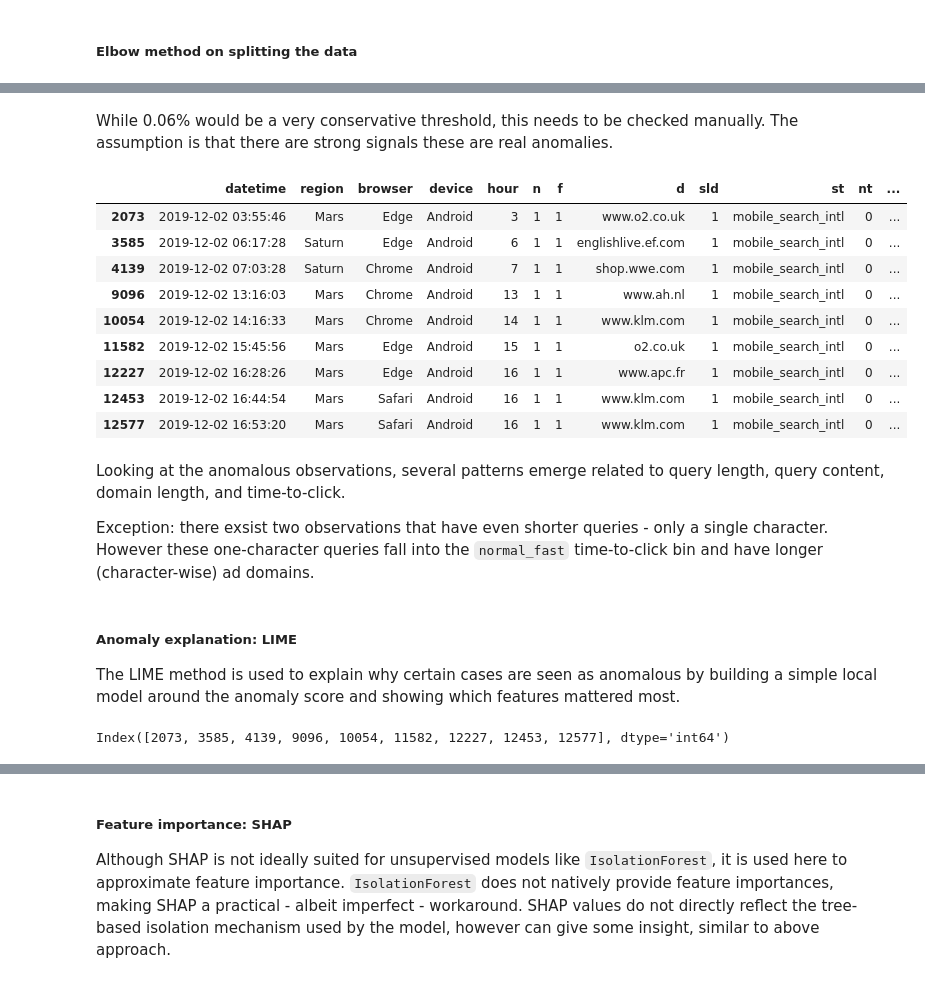
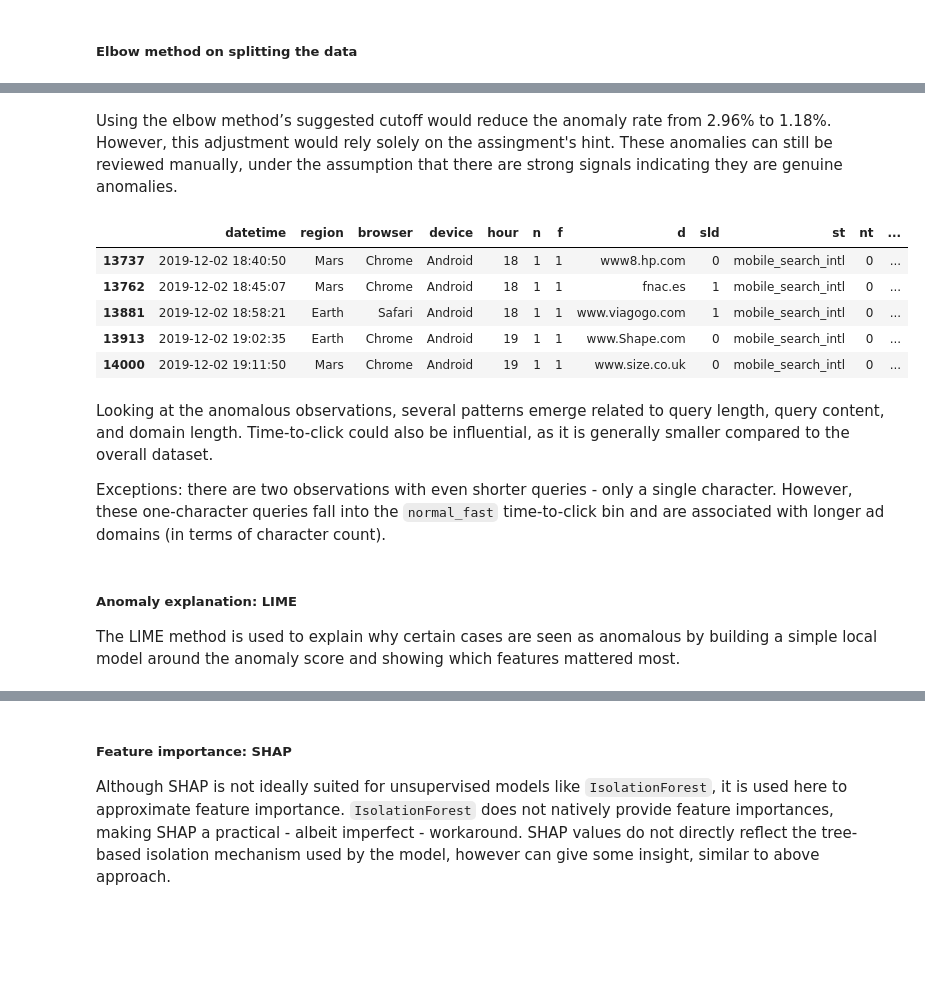
Before and after one commit to neagrita/assign, a Jupyter notebook: notebooks/03_modelling.ipynb, the cells around one changed output, grey strips where cells are left out. Saved outputs shown, nothing was run; the diff lists cells and outputs as text; code cells hidden in the pictures; blank space fills up the shorter version.

```diff
--- a/notebooks/03_modelling.ipynb
+++ b/notebooks/03_modelling.ipynb
@@ -246,24 +218,21 @@ Using knee threshold as the cutoff value for anomalies, 9 anomalies were identif
 # %% [markdown]
-While 0.06% would be a very conservative threshold, this needs to be checked manually. The assumption is that there are strong signals these are real anomalies.
+Using the elbow method’s suggested cutoff would reduce the anomaly rate from 2.96% to 1.18%. However, this adjustment would rely solely on the assingment's hint. These anomalies can still be reviewed manually, under the assumption that there are strong signals indicating they are genuine anomalies.
 # %%
 manually_check = res_df_train[res_df_train['anomaly_score'] < knee_threshold].index
 
-df_manual.loc[manually_check]
+# printing last rows for the notebook
+df_manual.loc[manually_check].tail()
 # %% [output]
 |  | datetime | region | browser | device | hour | n | f | d | sld | st | nt | ... |
-| 2073 | 2019-12-02 03:55:46 | Mars | Edge | Android | 3 | 1 | 1 | www.o2.co.uk | 1 | mobile_search_intl | 0 | ... |
-| 3585 | 2019-12-02 06:17:28 | Saturn | Edge | Android | 6 | 1 | 1 | englishlive.ef.com | 1 | mobile_search_intl | 0 | ... |
-| 4139 | 2019-12-02 07:03:28 | Saturn | Chrome | Android | 7 | 1 | 1 | shop.wwe.com | 1 | mobile_search_intl | 0 | ... |
-| 9096 | 2019-12-02 13:16:03 | Mars | Chrome | Android | 13 | 1 | 1 | www.ah.nl | 1 | mobile_search_intl | 0 | ... |
-| 10054 | 2019-12-02 14:16:33 | Mars | Chrome | Android | 14 | 1 | 1 | www.klm.com | 1 | mobile_search_intl | 0 | ... |
-| 11582 | 2019-12-02 15:45:56 | Mars | Edge | Android | 15 | 1 | 1 | o2.co.uk | 1 | mobile_search_intl | 0 | ... |
-| 12227 | 2019-12-02 16:28:26 | Mars | Edge | Android | 16 | 1 | 1 | www.apc.fr | 1 | mobile_search_intl | 0 | ... |
-| 12453 | 2019-12-02 16:44:54 | Mars | Safari | Android | 16 | 1 | 1 | www.klm.com | 1 | mobile_search_intl | 0 | ... |
-| 12577 | 2019-12-02 16:53:20 | Mars | Safari | Android | 16 | 1 | 1 | www.klm.com | 1 | mobile_search_intl | 0 | ... |
+| 13737 | 2019-12-02 18:40:50 | Mars | Chrome | Android | 18 | 1 | 1 | www8.hp.com | 0 | mobile_search_intl | 0 | ... |
+| 13762 | 2019-12-02 18:45:07 | Mars | Chrome | Android | 18 | 1 | 1 | fnac.es | 1 | mobile_search_intl | 0 | ... |
+| 13881 | 2019-12-02 18:58:21 | Earth | Safari | Android | 18 | 1 | 1 | www.viagogo.com | 1 | mobile_search_intl | 0 | ... |
+| 13913 | 2019-12-02 19:02:35 | Earth | Chrome | Android | 19 | 1 | 1 | www.Shape.com | 0 | mobile_search_intl | 0 | ... |
+| 14000 | 2019-12-02 19:11:50 | Mars | Chrome | Android | 19 | 1 | 1 | www.size.co.uk | 0 | mobile_search_intl | 0 | ... |
 # %% [markdown]
-Looking at the anomalous observations, several patterns emerge related to query length, query content, domain length, and time-to-click.
+Looking at the anomalous observations, several patterns emerge related to query length, query content, and domain length. Time-to-click could also be influential, as it is generally smaller compared to the overall dataset.
 
-Exception: there exsist two observations that have even shorter queries - only a single character. However these one-character queries fall into the `normal_fast` time-to-click bin and have longer (character-wise) ad domains.
+Exceptions: there are two observations with even shorter queries - only a single character. However, these one-character queries fall into the `normal_fast` time-to-click bin and are associated with longer ad domains (in terms of character count).
 # %% [markdown]
 ##### Anomaly explanation: LIME
 
@@ -277,10 +246,6 @@ explainer = LimeTabularExplainer(
     mode='regression',
     verbose=True
 )
-# %%
-manually_check
-# %% [output]
-Index([2073, 3585, 4139, 9096, 10054, 11582, 12227, 12453, 12577], dtype='int64')
 # %%
 # let's look at most anomalous case
 idx = res_df_train\
```
Also changed, not shown: parts of 28 cells of this notebook, 2 other files.
